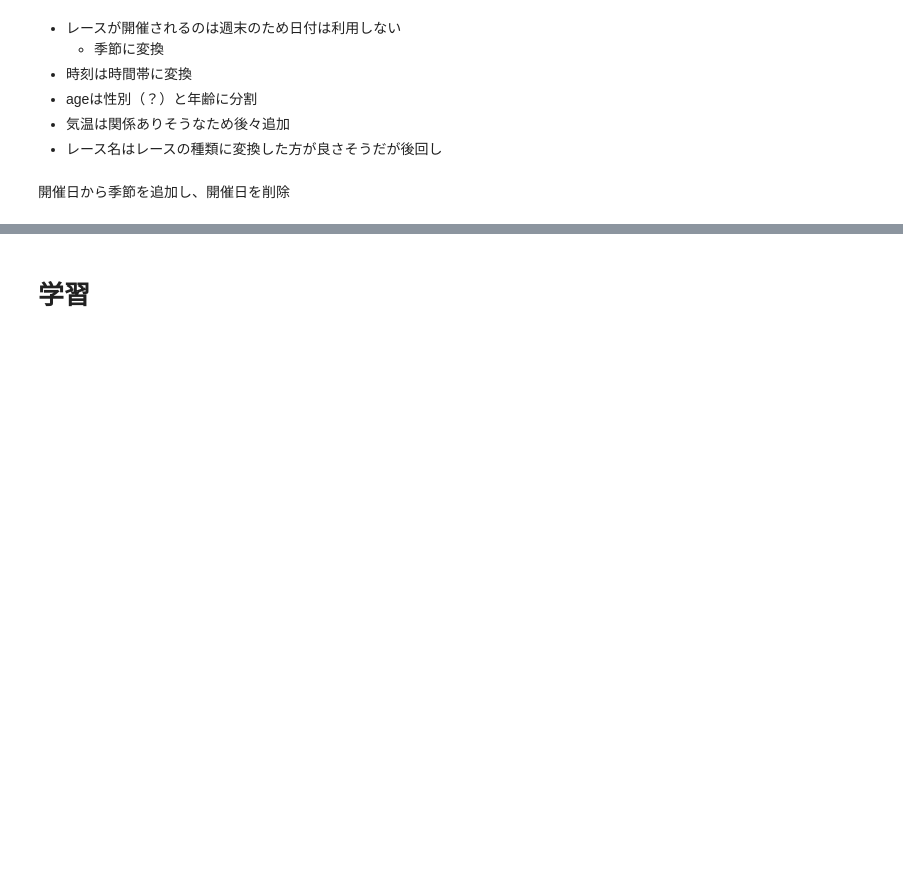
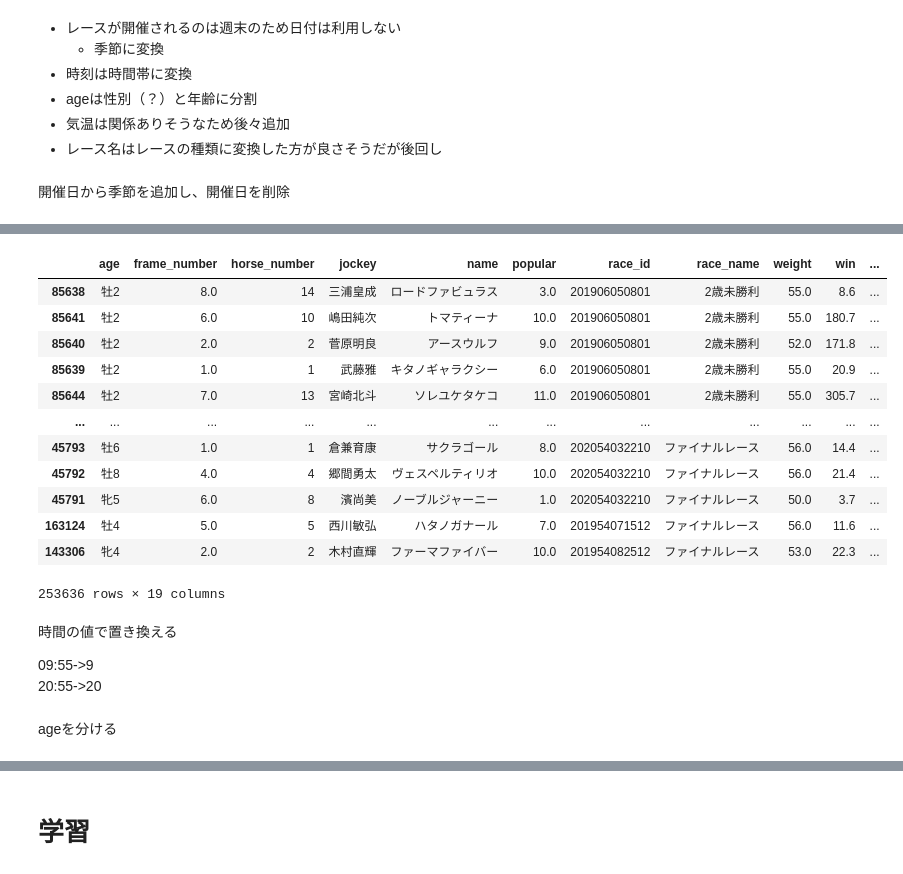
Before and after one commit to monda00/horse-race-notebook, a Jupyter notebook: predict_show_simple_model.ipynb, the cells around one changed output, grey strips where cells are left out. Drawn from its saved outputs; the diff is of its cells as text; code cells hidden in the pictures; blank space fills up the shorter version.

```diff
--- a/predict_show_simple_model.ipynb
+++ b/predict_show_simple_model.ipynb
@@ -64,0 +91,21 @@ train_df = train_df.drop('race_date', axis=1)
+# %%
+train_df.sort_values(by='start_time')
+# %% [output]
+|  | age | frame_number | horse_number | jockey | name | popular | race_id | race_name | weight | win | ... |
+| 85638 | 牡2 | 8.0 | 14 | 三浦皇成 | ロードファビュラス | 3.0 | 201906050801 | 2歳未勝利 | 55.0 | 8.6 | ... |
+| 85641 | 牡2 | 6.0 | 10 | 嶋田純次 | トマティーナ | 10.0 | 201906050801 | 2歳未勝利 | 55.0 | 180.7 | ... |
+| 85640 | 牡2 | 2.0 | 2 | 菅原明良 | アースウルフ | 9.0 | 201906050801 | 2歳未勝利 | 52.0 | 171.8 | ... |
+| 85639 | 牡2 | 1.0 | 1 | 武藤雅 | キタノギャラクシー | 6.0 | 201906050801 | 2歳未勝利 | 55.0 | 20.9 | ... |
+| 85644 | 牡2 | 7.0 | 13 | 宮崎北斗 | ソレユケタケコ | 11.0 | 201906050801 | 2歳未勝利 | 55.0 | 305.7 | ... |
+| ... | ... | ... | ... | ... | ... | ... | ... | ... | ... | ... | ... |
+| 45793 | 牡6 | 1.0 | 1 | 倉兼育康 | サクラゴール | 8.0 | 202054032210 | ファイナルレース | 56.0 | 14.4 | ... |
+| 45792 | 牡8 | 4.0 | 4 | 郷間勇太 | ヴェスペルティリオ | 10.0 | 202054032210 | ファイナルレース | 56.0 | 21.4 | ... |
+| 45791 | 牝5 | 6.0 | 8 | 濱尚美 | ノーブルジャーニー | 1.0 | 202054032210 | ファイナルレース | 50.0 | 3.7 | ... |
+| 163124 | 牡4 | 5.0 | 5 | 西川敏弘 | ハタノガナール | 7.0 | 201954071512 | ファイナルレース | 56.0 | 11.6 | ... |
+| 143306 | 牝4 | 2.0 | 2 | 木村直輝 | ファーマファイバー | 10.0 | 201954082512 | ファイナルレース | 53.0 | 22.3 | ... |
+253636 rows × 19 columns
+# %% [markdown]
+時間の値で置き換える
+
+09:55->9
+20:55->20
@@ -64,0 +121,2 @@ train_df = train_df.drop('race_date', axis=1)
+# %% [markdown]
+ageを分ける
```
Also changed, not shown: parts of 25 cells of this notebook.
